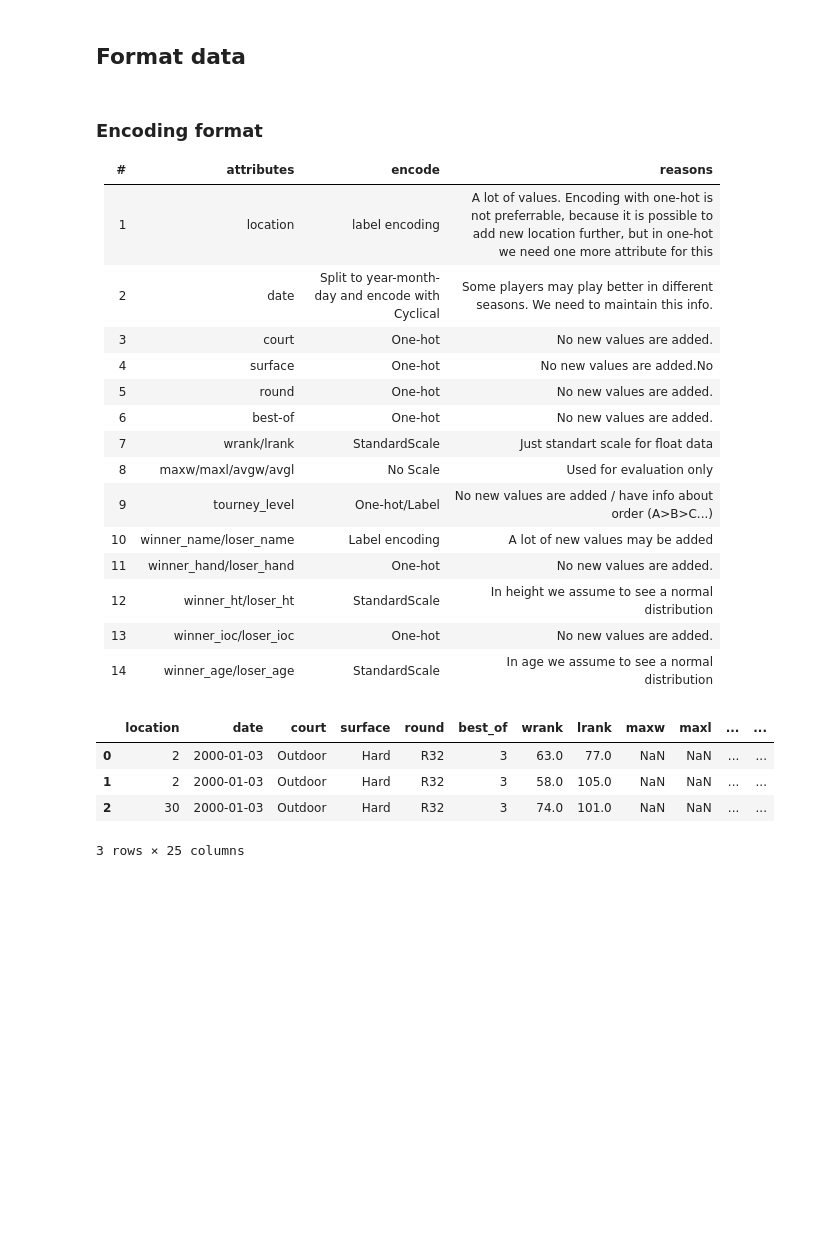
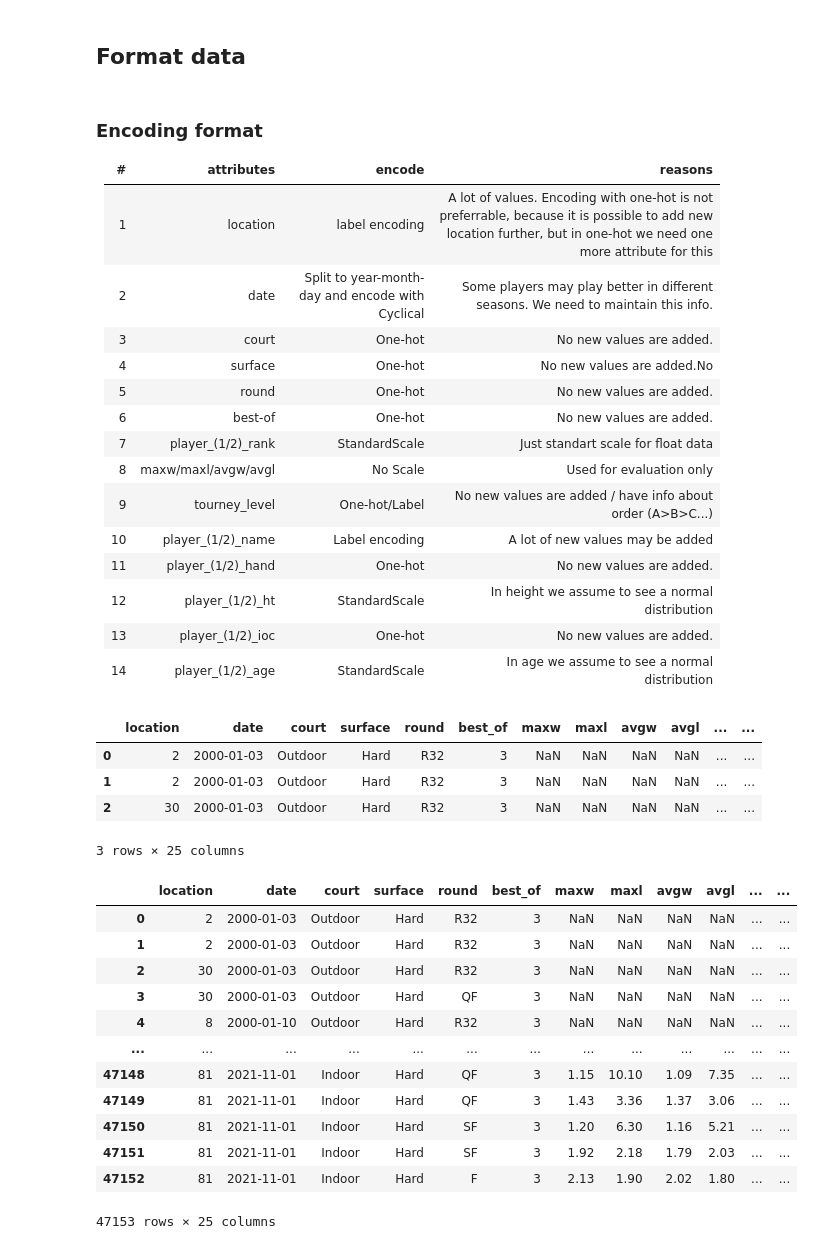
Before and after one commit to Shakhtery/data-mining, a Jupyter notebook: Data_Preparation.ipynb, the cells around one changed output. Saved outputs shown, nothing was run; the diff lists cells and outputs as text; code cells hidden in the pictures; blank space fills up the shorter version.

```diff
--- a/Data_Preparation.ipynb
+++ b/Data_Preparation.ipynb
@@ -643,14 +723,14 @@ merged
 | 4 | surface | One-hot | No new values are added.No |
 | 5 | round | One-hot | No new values are added. |
 | 6 | best-of | One-hot | No new values are added. |
-| 7 | wrank/lrank | StandardScale | Just standart scale for float data |
+| 7 | player_(1/2)_rank | StandardScale | Just standart scale for float data |
 | 8 | maxw/maxl/avgw/avgl | No Scale | Used for evaluation only |
 | 9 | tourney_level | One-hot/Label | No new values are added / have info about order (A>B>C...) |
-| 10 | winner_name/loser_name | Label encoding | A lot of new values may be added |
-| 11 | winner_hand/loser_hand | One-hot | No new values are added. |
-| 12 | winner_ht/loser_ht | StandardScale | In height we assume to see a normal distribution |
-| 13 | winner_ioc/loser_ioc | One-hot | No new values are added. |
-| 14 | winner_age/loser_age | StandardScale | In age we assume to see a normal distribution |
+| 10 | player_(1/2)_name | Label encoding | A lot of new values may be added |
+| 11 | player_(1/2)_hand | One-hot | No new values are added. |
+| 12 | player_(1/2)_ht | StandardScale | In height we assume to see a normal distribution |
+| 13 | player_(1/2)_ioc | One-hot | No new values are added. |
+| 14 | player_(1/2)_age | StandardScale | In age we assume to see a normal distribution |
 # %%
 # Save raw info
 merged.to_csv("Data/final_data_raw.csv")
@@ -659,15 +739,31 @@ merged.to_csv("Data/final_data_raw.csv")
 # Location, winner_name/loser_name encode
 
 merged["location"] = merged["location"].astype('category').cat.codes
-merged["winner_name"] = merged["winner_name"].astype('category').cat.codes
-merged["loser_name"] = merged["loser_name"].astype('category').cat.codes
+merged["player_1_name"] = merged["player_1_name"].astype('category').cat.codes
+merged["player_1_name"] = merged["player_2_name"].astype('category').cat.codes
 merged.head(3)
 # %% [output]
-|  | location | date | court | surface | round | best_of | wrank | lrank | maxw | maxl | ... | ... |
-| 0 | 2 | 2000-01-03 | Outdoor | Hard | R32 | 3 | 63.0 | 77.0 | NaN | NaN | ... | ... |
-| 1 | 2 | 2000-01-03 | Outdoor | Hard | R32 | 3 | 58.0 | 105.0 | NaN | NaN | ... | ... |
-| 2 | 30 | 2000-01-03 | Outdoor | Hard | R32 | 3 | 74.0 | 101.0 | NaN | NaN | ... | ... |
+|  | location | date | court | surface | round | best_of | maxw | maxl | avgw | avgl | ... | ... |
+| 0 | 2 | 2000-01-03 | Outdoor | Hard | R32 | 3 | NaN | NaN | NaN | NaN | ... | ... |
+| 1 | 2 | 2000-01-03 | Outdoor | Hard | R32 | 3 | NaN | NaN | NaN | NaN | ... | ... |
+| 2 | 30 | 2000-01-03 | Outdoor | Hard | R32 | 3 | NaN | NaN | NaN | NaN | ... | ... |
 3 rows × 25 columns
+# %%
+merged
+# %% [output]
+|  | location | date | court | surface | round | best_of | maxw | maxl | avgw | avgl | ... | ... |
+| 0 | 2 | 2000-01-03 | Outdoor | Hard | R32 | 3 | NaN | NaN | NaN | NaN | ... | ... |
+| 1 | 2 | 2000-01-03 | Outdoor | Hard | R32 | 3 | NaN | NaN | NaN | NaN | ... | ... |
+| 2 | 30 | 2000-01-03 | Outdoor | Hard | R32 | 3 | NaN | NaN | NaN | NaN | ... | ... |
+| 3 | 30 | 2000-01-03 | Outdoor | Hard | QF | 3 | NaN | NaN | NaN | NaN | ... | ... |
+| 4 | 8 | 2000-01-10 | Outdoor | Hard | R32 | 3 | NaN | NaN | NaN | NaN | ... | ... |
+| ... | ... | ... | ... | ... | ... | ... | ... | ... | ... | ... | ... | ... |
+| 47148 | 81 | 2021-11-01 | Indoor | Hard | QF | 3 | 1.15 | 10.10 | 1.09 | 7.35 | ... | ... |
+| 47149 | 81 | 2021-11-01 | Indoor | Hard | QF | 3 | 1.43 | 3.36 | 1.37 | 3.06 | ... | ... |
+| 47150 | 81 | 2021-11-01 | Indoor | Hard | SF | 3 | 1.20 | 6.30 | 1.16 | 5.21 | ... | ... |
+| 47151 | 81 | 2021-11-01 | Indoor | Hard | SF | 3 | 1.92 | 2.18 | 1.79 | 2.03 | ... | ... |
+| 47152 | 81 | 2021-11-01 | Indoor | Hard | F | 3 | 2.13 | 1.90 | 2.02 | 1.80 | ... | ... |
+47153 rows × 25 columns
 # %%
 from feature_engine.creation import CyclicalTransformer
 
```
Also changed, not shown: parts of 11 cells of this notebook, 2 other files.
